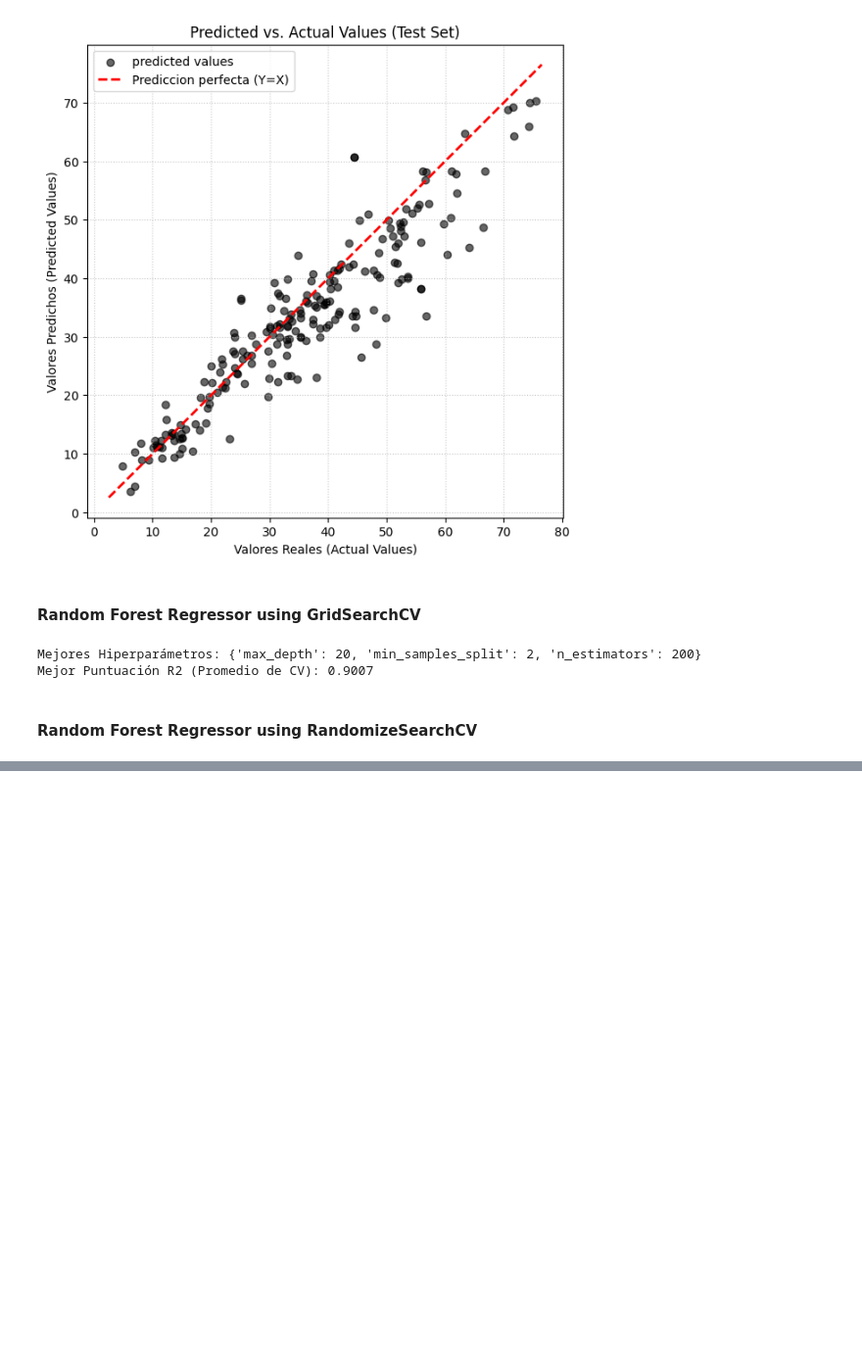
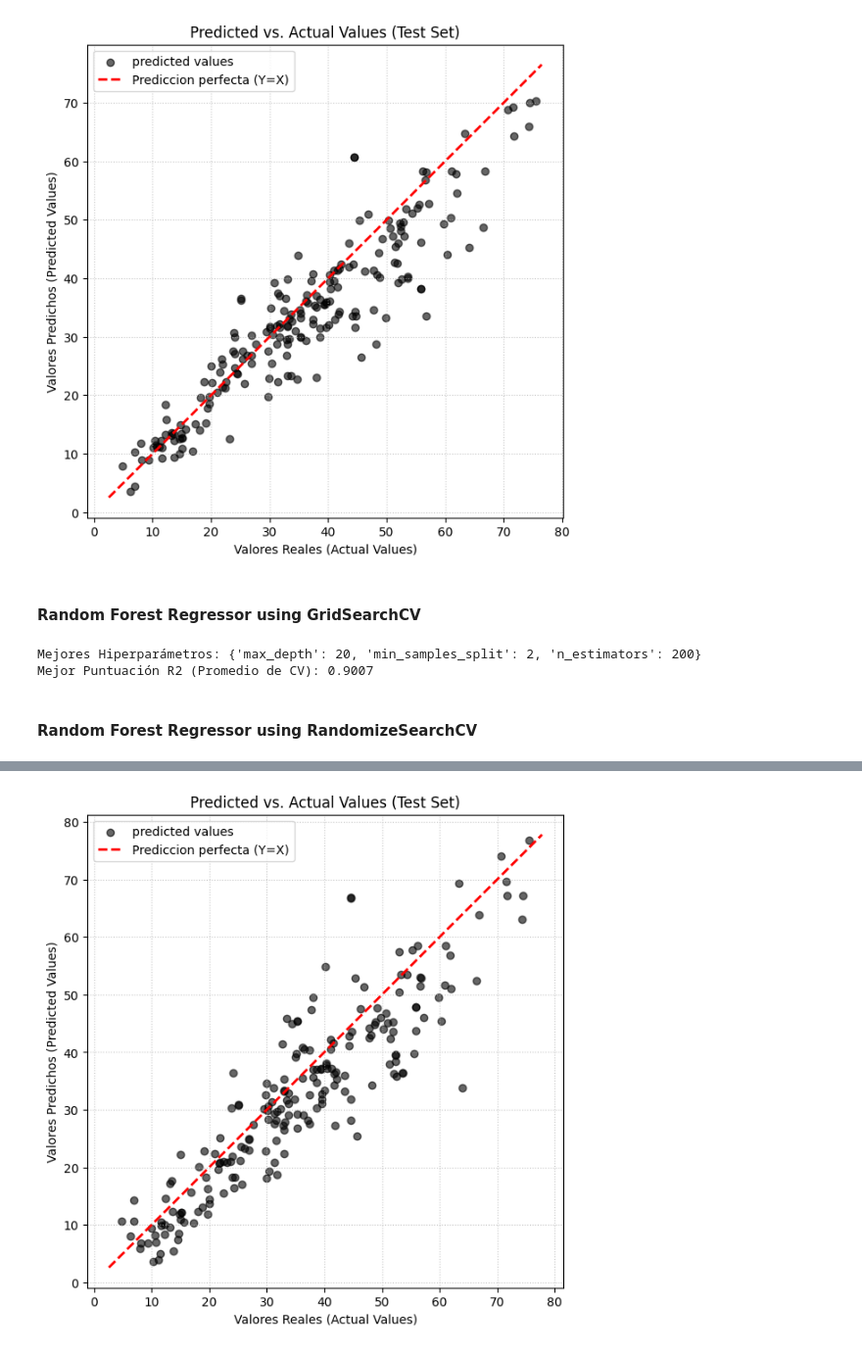
Before and after one commit to joseenriquez1404/CS-of-concrete-using-Machine-Learning, a Jupyter notebook: CS_Prediction.ipynb, the cells around one changed output, grey strips where cells are left out. Shown at 98% size. Saved outputs shown, nothing was run; the diff lists cells and outputs as text; code cells hidden in the pictures; blank space fills up the shorter version.

```diff
--- a/CS_Prediction.ipynb
+++ b/CS_Prediction.ipynb
@@ -320,0 +386,2 @@ random_search.fit(X_train_scaled, y_train)
+# %%
+y_pred = optimizedSVR.predict(X_test_scaled)
@@ -320,0 +398,20 @@ random_search.fit(X_train_scaled, y_train)
+# %%
+plt.figure(figsize=(7,7))
+plt.scatter(y_test, y_pred, alpha = 0.6, label = 'predicted values', color = 'black')
+
+# Linea 45 grados
+min_val = min(y_test.min(), y_pred.min())
+max_val = max(y_test.max(), y_pred.max())
+rango = [min_val - 1, max_val + 1]
+
+plt.plot(rango, rango, color = 'red', linestyle = '--', linewidth = 2, label = 'Prediccion perfecta (Y=X)')
+
+plt.title('Predicted vs. Actual Values (Test Set)')
+plt.ylabel('Valores Predichos (Predicted Values)')
+plt.xlabel('Valores Reales (Actual Values)')
+plt.grid(True, linestyle=':', alpha=0.7)
+plt.legend()
+plt.axis('equal')
+plt.show()
+# %% [output]
+[figure, added]
```
Also changed, not shown: parts of 11 cells of this notebook.
